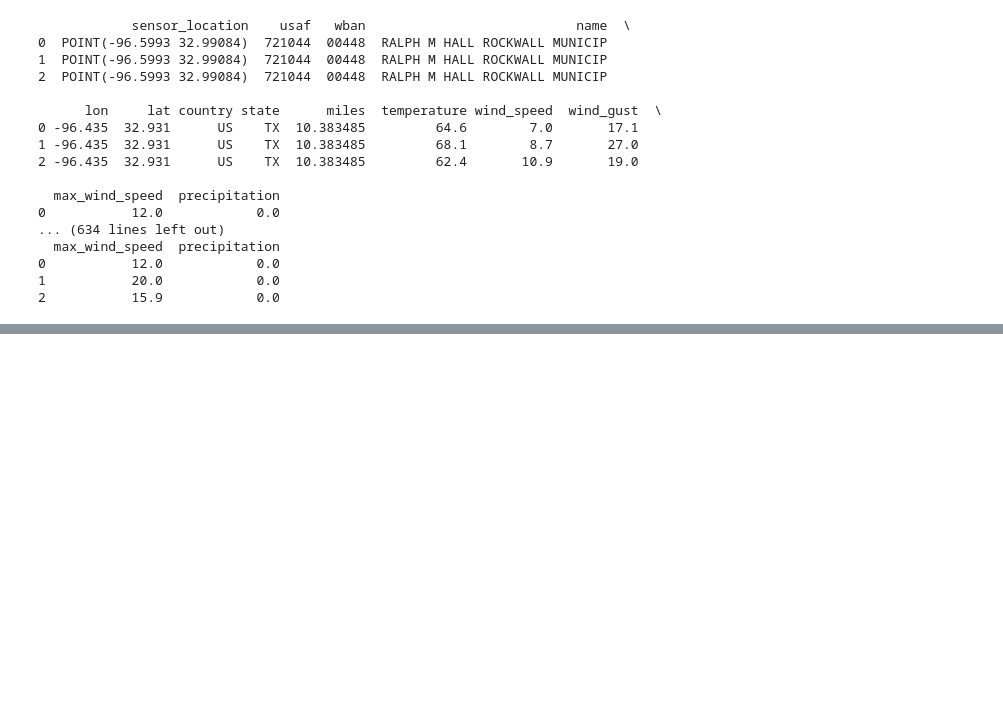
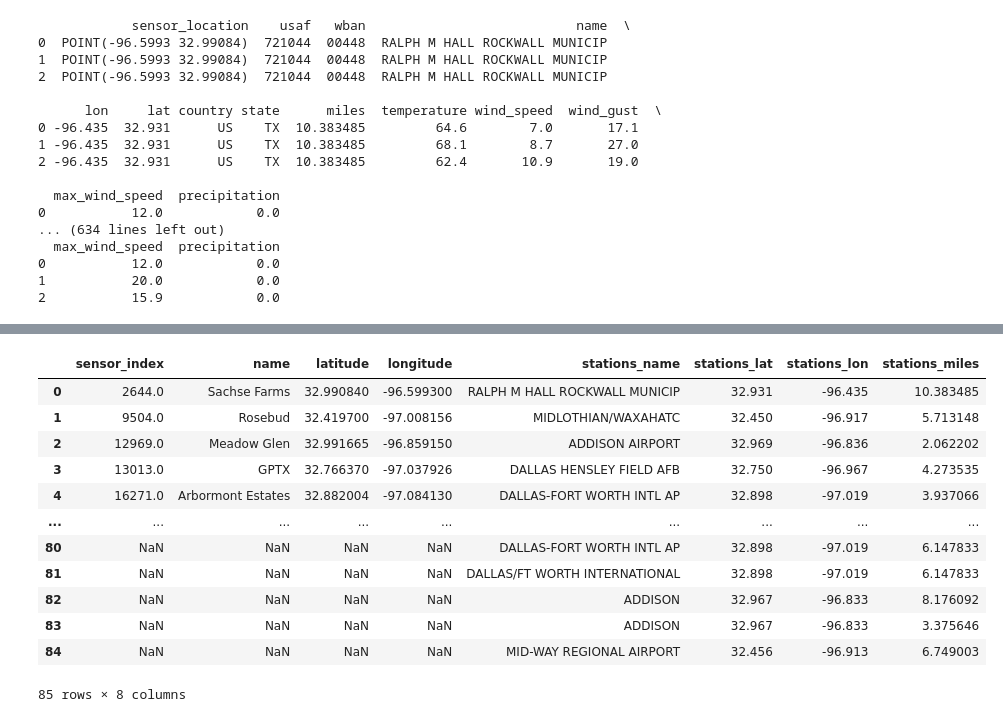
Before and after one commit to siwa-p/Air-quality-monitoring-and-prediction-using-PurpleAir-data, a Jupyter notebook: notebooks/merging_weatherdata_to_sensor_data.ipynb, the cells around one changed output, grey strips where cells are left out. Drawn from its saved outputs; the diff is of its cells as text; code cells hidden in the pictures; blank space fills up the shorter version.

```diff
--- a/notebooks/merging_weatherdata_to_sensor_data.ipynb
+++ b/notebooks/merging_weatherdata_to_sensor_data.ipynb
@@ -204,0 +357,16 @@ for index, row in sensor_data.iterrows():
+# %%
+merged_data
+# %% [output]
+|  | sensor_index | name | latitude | longitude | stations_name | stations_lat | stations_lon | stations_miles |
+| 0 | 2644.0 | Sachse Farms | 32.990840 | -96.599300 | RALPH M HALL ROCKWALL MUNICIP | 32.931 | -96.435 | 10.383485 |
+| 1 | 9504.0 | Rosebud | 32.419700 | -97.008156 | MIDLOTHIAN/WAXAHATC | 32.450 | -96.917 | 5.713148 |
+| 2 | 12969.0 | Meadow Glen | 32.991665 | -96.859150 | ADDISON AIRPORT | 32.969 | -96.836 | 2.062202 |
+| 3 | 13013.0 | GPTX | 32.766370 | -97.037926 | DALLAS HENSLEY FIELD AFB | 32.750 | -96.967 | 4.273535 |
+| 4 | 16271.0 | Arbormont Estates | 32.882004 | -97.084130 | DALLAS-FORT WORTH INTL AP | 32.898 | -97.019 | 3.937066 |
+| ... | ... | ... | ... | ... | ... | ... | ... | ... |
+| 80 | NaN | NaN | NaN | NaN | DALLAS-FORT WORTH INTL AP | 32.898 | -97.019 | 6.147833 |
+| 81 | NaN | NaN | NaN | NaN | DALLAS/FT WORTH INTERNATIONAL | 32.898 | -97.019 | 6.147833 |
+| 82 | NaN | NaN | NaN | NaN | ADDISON | 32.967 | -96.833 | 8.176092 |
+| 83 | NaN | NaN | NaN | NaN | ADDISON | 32.967 | -96.833 | 3.375646 |
+| 84 | NaN | NaN | NaN | NaN | MID-WAY REGIONAL AIRPORT | 32.456 | -96.913 | 6.749003 |
+85 rows × 8 columns
```
Also changed, not shown: parts of 12 cells of this notebook.
